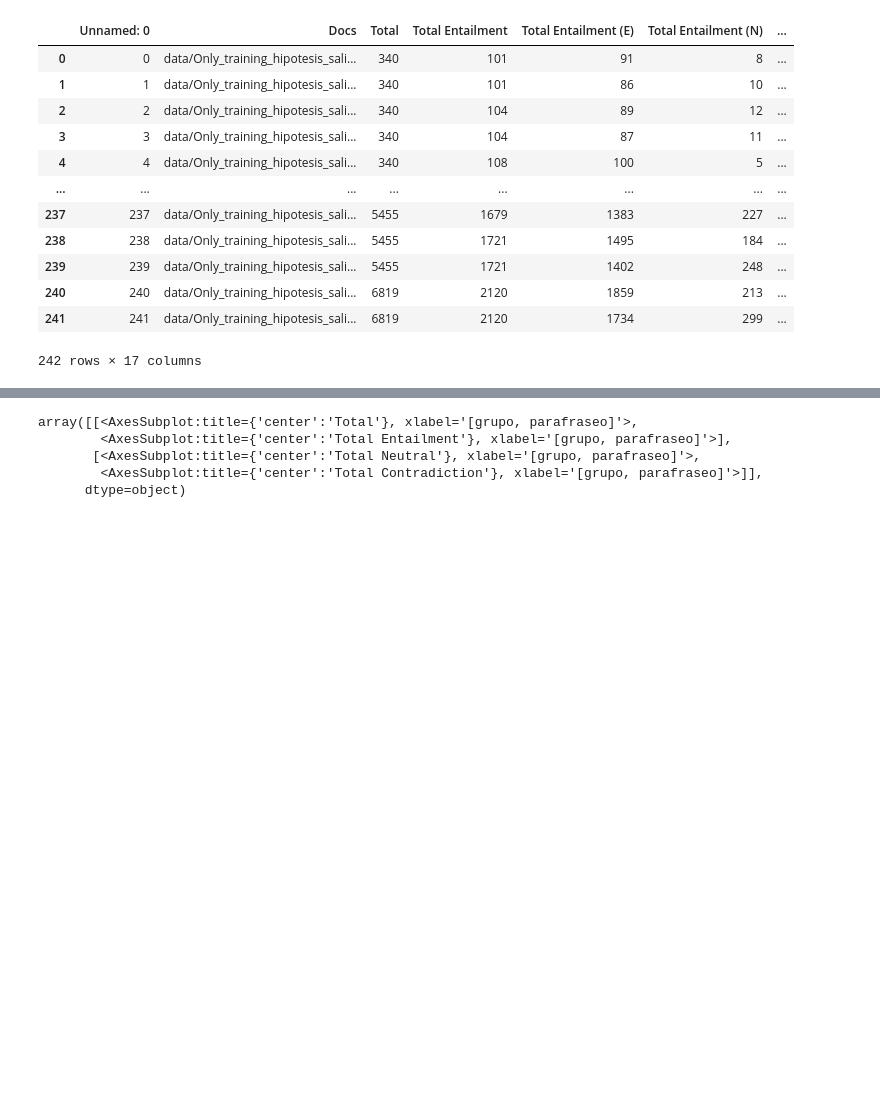
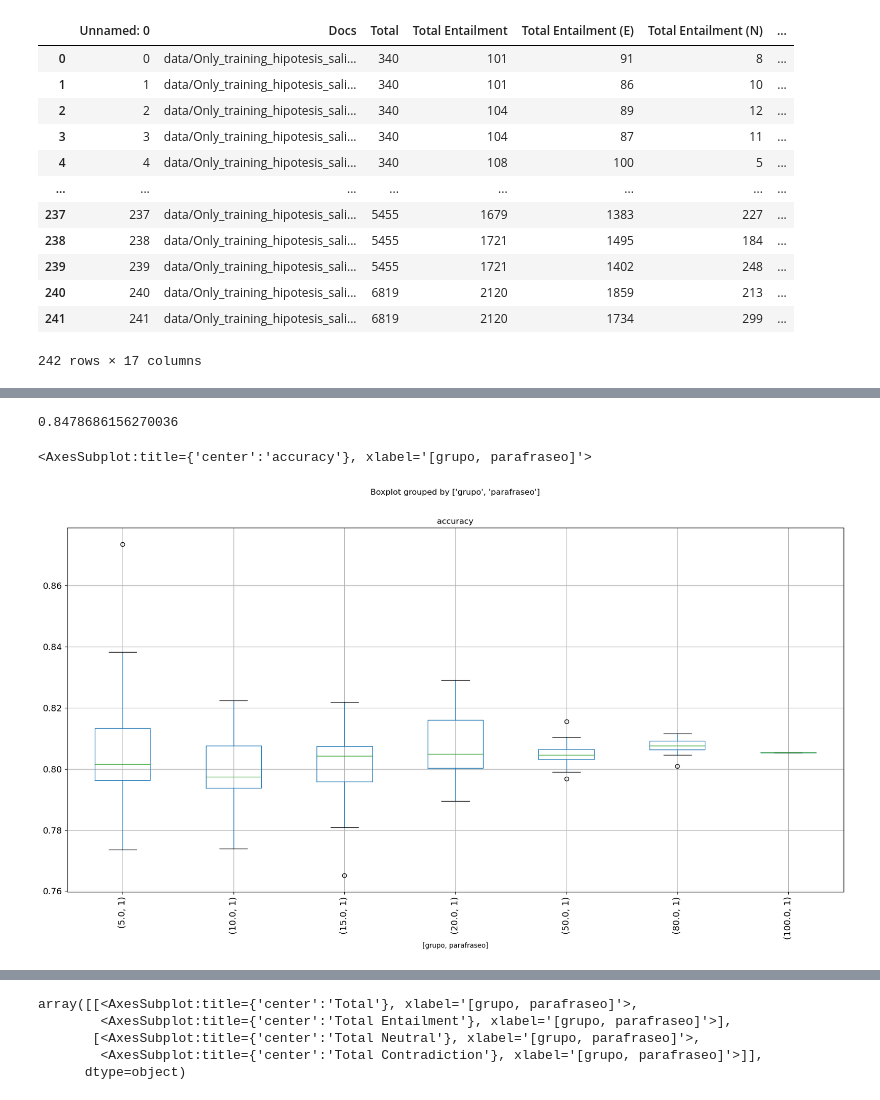
Before and after one commit to david-T-M/RTE_Parik, a Jupyter notebook: estadistica_Only_training_hipotesis.ipynb, the cells around one changed output, grey strips where cells are left out. Cells and saved outputs as stored; diff of their text form; code cells hidden in the pictures; blank space fills up the shorter version.

Commit message:
Accuracy de paráfrasis

```diff
--- a/estadistica_Only_training_hipotesis.ipynb
+++ b/estadistica_Only_training_hipotesis.ipynb
@@ -193,0 +196,14 @@ new_data
+# %%
+results = new_data.copy()
+results=results.assign(error=0.0)
+results=results.assign(accuracy=0.0)
+# %%
+temp=results.copy()
+for index, strings2 in temp.iterrows():
+    total=int(strings2[2])
+    correctos = int(strings2[4]) + int(strings2[8]) + int(strings2[12])
+    incorrectos = int(strings2[5]) + int(strings2[6]) + int(strings2[9]) + int(strings2[10]) + int(strings2[13]) + int(strings2[14])
+    results.at[index,"error"]=incorrectos/total
+    results.at[index,"accuracy"]=correctos/total
+# %%
+parafrasis_results = results[results["parafraseo"]==0]
@@ -193,0 +212,24 @@ new_data
+# %%
+accuracy_g=[]
+parafrasis_results_5 = parafrasis_results[parafrasis_results["grupo"]==5.0]
+accuracy_g.append(parafrasis_results_5.accuracy.mean())
+parafrasis_results_10 = parafrasis_results[parafrasis_results["grupo"]==10.0]
+accuracy_g.append(parafrasis_results_10.accuracy.mean())
+parafrasis_results_15 = parafrasis_results[parafrasis_results["grupo"]==15.0]
+accuracy_g.append(parafrasis_results_15.accuracy.mean())
+parafrasis_results_20 = parafrasis_results[parafrasis_results["grupo"]==20.0]
+accuracy_g.append(parafrasis_results_20.accuracy.mean())
+parafrasis_results_50 = parafrasis_results[parafrasis_results["grupo"]==50.0]
+accuracy_g.append(parafrasis_results_50.accuracy.mean())
+parafrasis_results_80 = parafrasis_results[parafrasis_results["grupo"]==80.0]
+accuracy_g.append(parafrasis_results_80.accuracy.mean())
+parafrasis_results_100 = parafrasis_results[parafrasis_results["grupo"]==100.0]
+accuracy_g.append(parafrasis_results_100.accuracy.mean())
+print(np.mean(accuracy_g))
+# %% [output]
+0.8478686156270036
+# %%
+parafrasis_results.boxplot(column=['accuracy'],by=['grupo', 'parafraseo'],fontsize=13,figsize=(20,10),rot=90)
+# %% [output]
+<AxesSubplot:title={'center':'accuracy'}, xlabel='[grupo, parafraseo]'>
+[figure, added]
```
Also changed, not shown: parts of 4 cells of this notebook, 2 other files.
